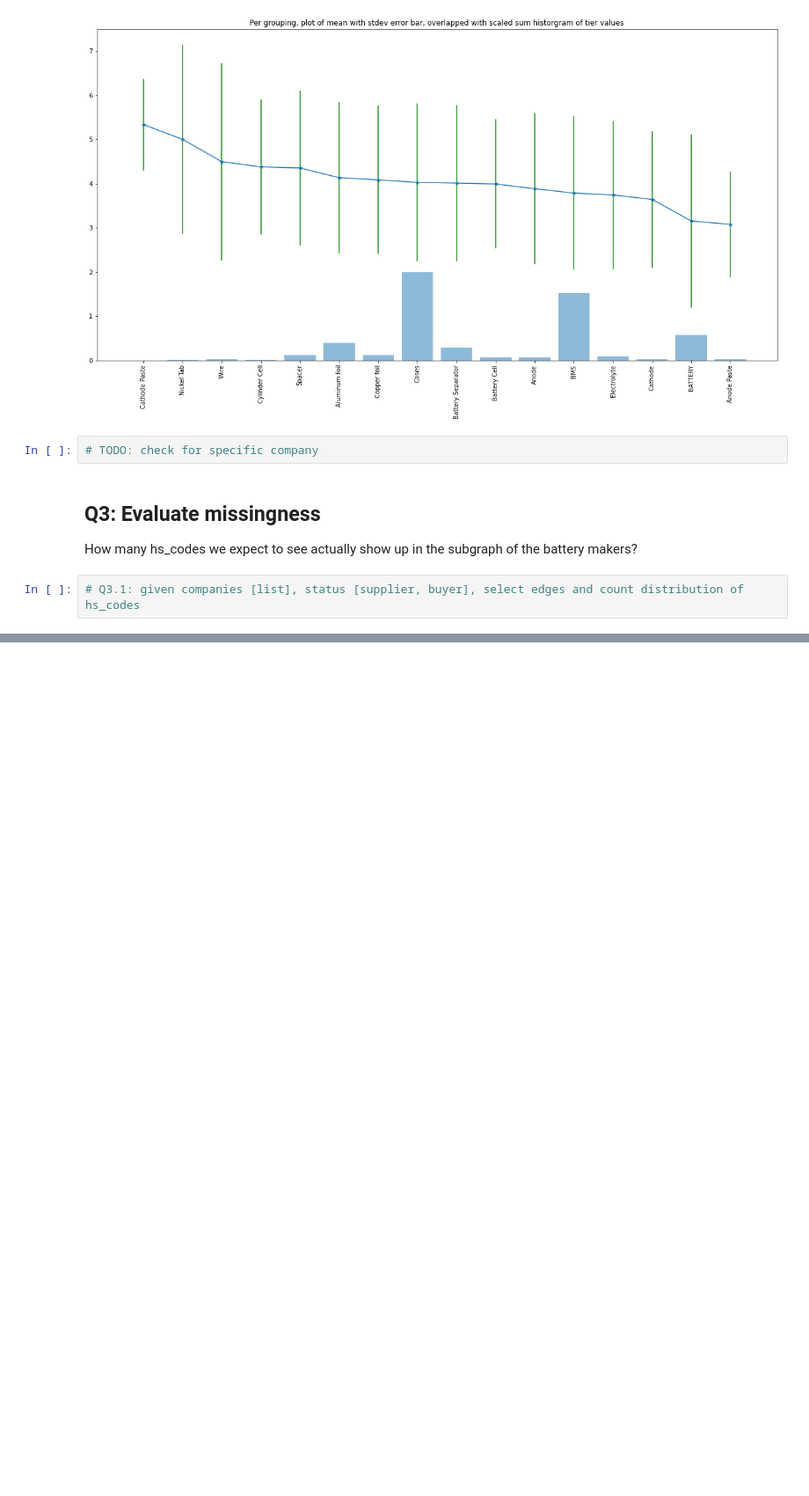
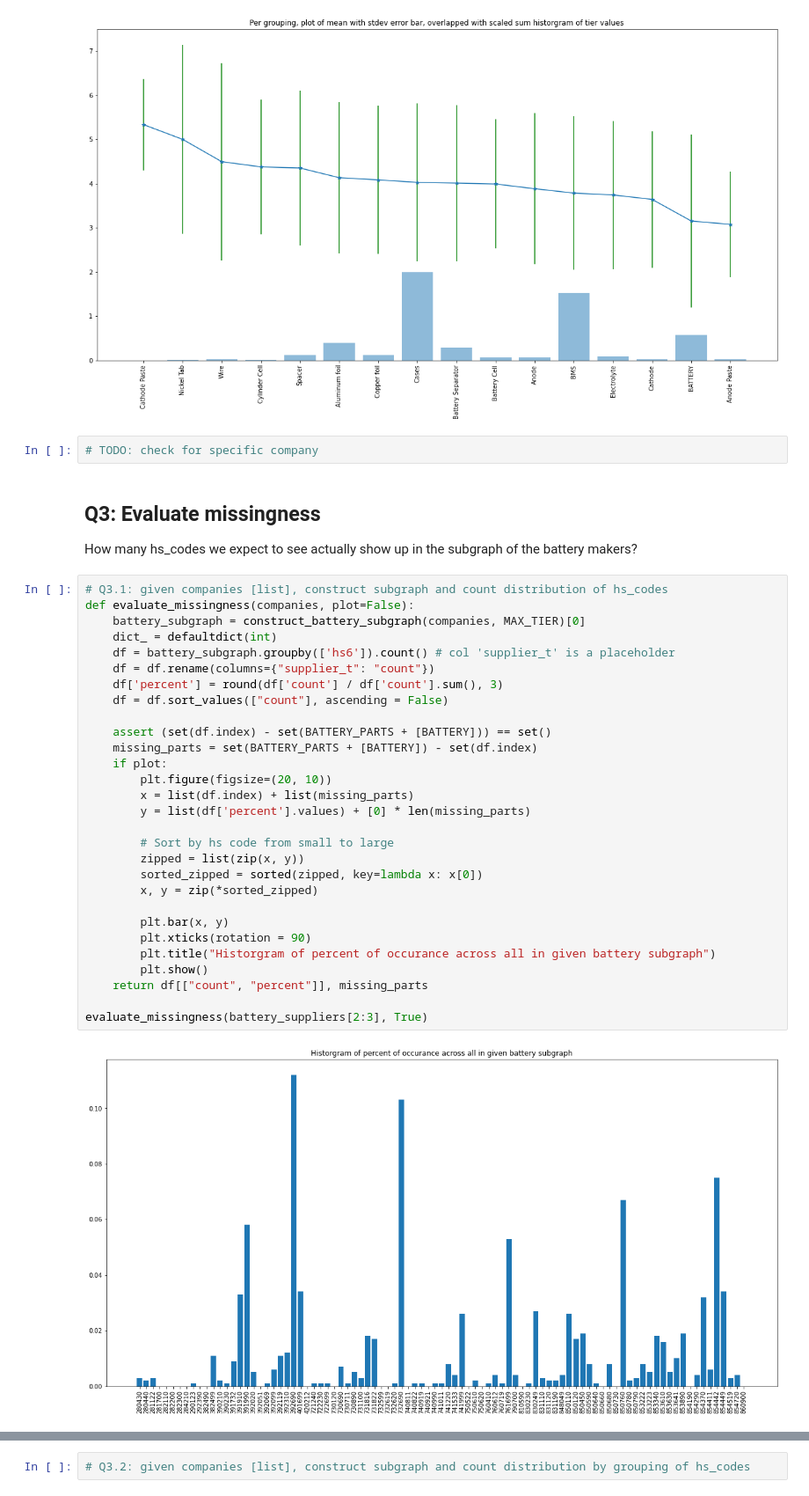
Before and after one commit to juandifers/supply-chain-model, a Jupyter notebook: battery_subgraph_reconstruction.ipynb, the cells around one changed output, grey strips where cells are left out. Shown: that part at 88% size. Cells and saved outputs as stored; diff of their text form; blank space fills up the shorter version.

Commit message:
[wip] evaluate missingness by hs_code

```diff
--- a/battery_subgraph_reconstruction.ipynb
+++ b/battery_subgraph_reconstruction.ipynb
@@ -375,4 +375,33 @@ plot_tier_info(df)
 ## Q3: Evaluate missingness
 How many hs_codes we expect to see actually show up in the subgraph of the battery makers?
 # %%
-# Q3.1: given companies [list], status [supplier, buyer], select edges and count distribution of hs_codes
+# Q3.1: given companies [list], construct subgraph and count distribution of hs_codes
+def evaluate_missingness(companies, plot=False):
+    battery_subgraph = construct_battery_subgraph(companies, MAX_TIER)[0]
+    dict_ = defaultdict(int)
+    df = battery_subgraph.groupby(['hs6']).count() # col 'supplier_t' is a placeholder
+    df = df.rename(columns={"supplier_t": "count"})
+    df['percent'] = round(df['count'] / df['count'].sum(), 3)
+    df = df.sort_values(["count"], ascending = False)
+
+    assert (set(df.index) - set(BATTERY_PARTS + [BATTERY])) == set()
+    missing_parts = set(BATTERY_PARTS + [BATTERY]) - set(df.index)
+    if plot:
+        plt.figure(figsize=(20, 10))
+        x = list(df.index) + list(missing_parts)
+        y = list(df['percent'].values) + [0] * len(missing_parts)
+
+        # Sort by hs code from small to large
+        zipped = list(zip(x, y))
+        sorted_zipped = sorted(zipped, key=lambda x: x[0])
+        x, y = zip(*sorted_zipped)
+
+        plt.bar(x, y)
+        plt.xticks(rotation = 90)
+        plt.title("Historgram of percent of occurance across all in given battery subgraph")
+        plt.show()
+    return df[["count", "percent"]], missing_parts
+
+evaluate_missingness(battery_suppliers[2:3], True)
+# %% [output]
+[figure, added]
@@ -378,0 +425,2 @@ How many hs_codes we expect to see actually show up in the subgraph of the batte
+# %%
+# Q3.2: given companies [list], construct subgraph and count distribution by grouping of hs_codes
```
Also changed, not shown: parts of 1 cell of this notebook.
